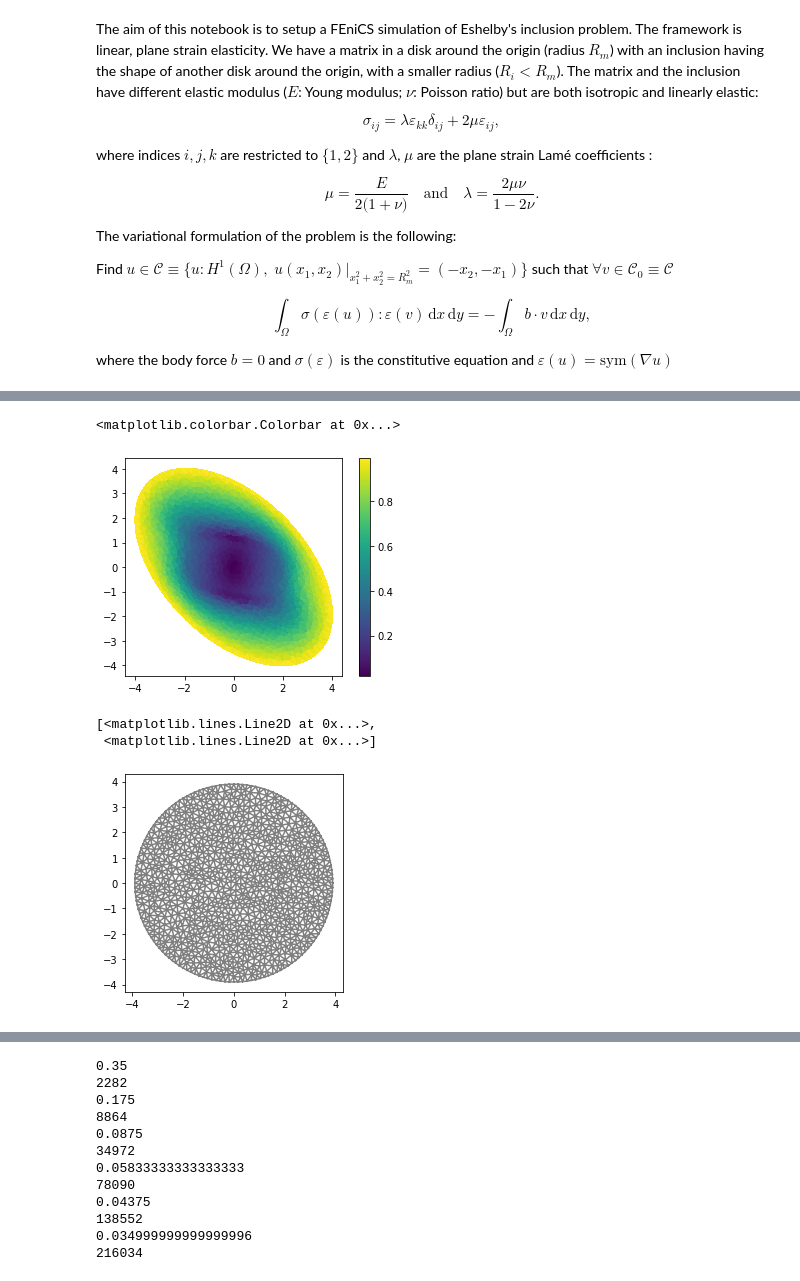
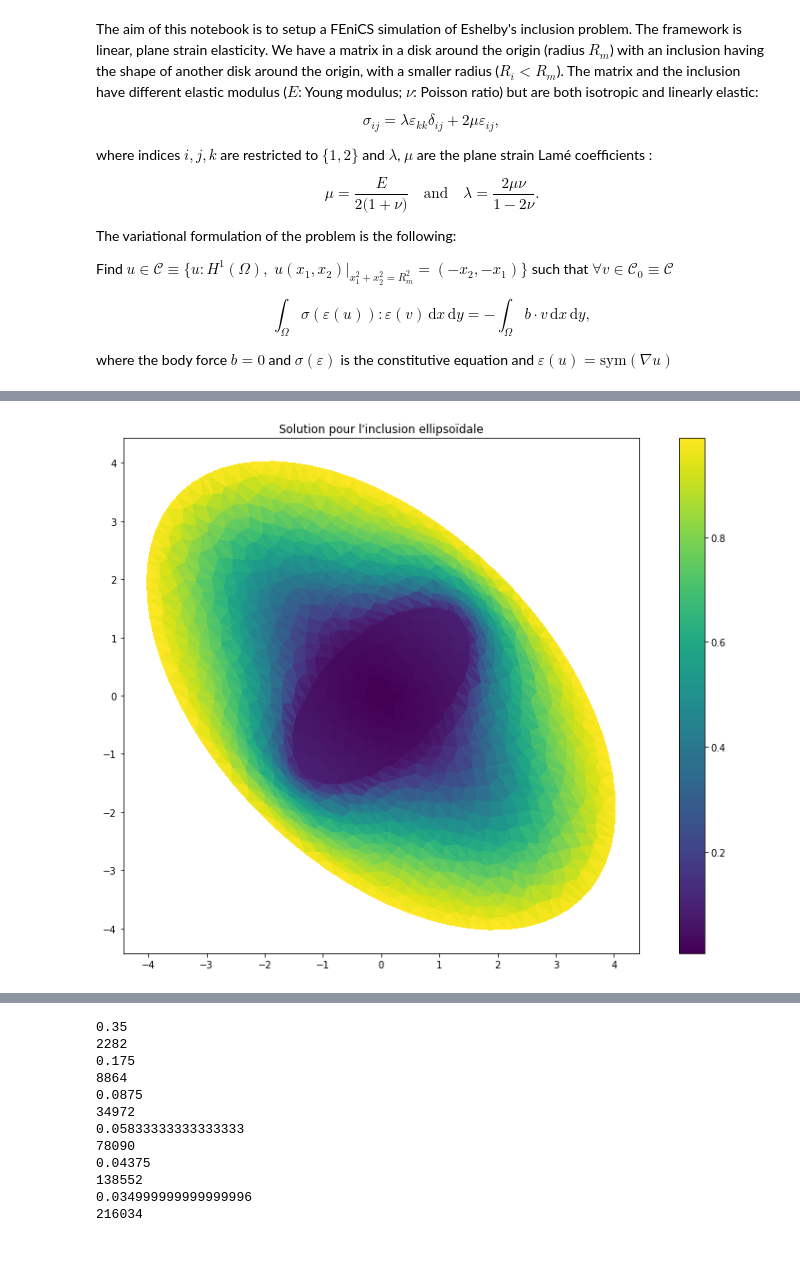
Before and after one commit to a-latyshev/Fenics_AMMS_2021, a Jupyter notebook: TP1/03-Eshelby_inhomogeneity.ipynb, the cells around one changed output, grey strips where cells are left out. Drawn from its saved outputs; the diff is of its cells as text; code cells hidden in the pictures; blank space fills up the shorter version.

```diff
--- a/TP1/03-Eshelby_inhomogeneity.ipynb
+++ b/TP1/03-Eshelby_inhomogeneity.ipynb
@@ -47,6 +62,5 @@ eshelbyEF.getExactError(material0, model0)
 # %%
-model_fine = model(A_in=2, B_in=1, R_out=3.9, h=0.35/10)
+model_fine = model(A_in=2*1., B_in=1, theta=np.pi/4, R_out=3.9, h=0.35)
 model_fine.mesh_generator()
 elliptic_sol_fine = solution(materio, model_fine)
 elliptic_sol_fine.solve(model_fine)
-elliptic_sol_fine.usol.set_allow_extrapolation(True)
@@ -77,11 +67,10 @@ for h in [0.5, 0.35, 0.35/2, 0.5]:
-# %%
-plt.colorbar(dolfin.plot(eshelbyEF.usol/np.max(np.abs(eshelbyEF.usol.compute_vertex_values())), mode='displacement'))
-# %% [output]
-<matplotlib.colorbar.Colorbar at 0x...>
-[figure, removed]
-# %%
-dolfine.plot(model0.mesh)
-# %% [output]
-[<matplotlib.lines.Line2D at 0x...>,
- <matplotlib.lines.Line2D at 0x...>]
-[figure, removed]
+# %%
+usol_max = np.max(np.abs(elliptic_sol_fine.usol.compute_vertex_values()))
+usol_uniform = elliptic_sol_fine.usol/usol_max
+# %%
+plt.figure(figsize=[15, 10])
+plt.colorbar(dolfin.plot(usol_uniform, mode='displacement'))
+plt.title('Solution pour l\'inclusion ellipsoïdale')
+plt.savefig('inclusion_elliptic.png', dpi=300)
+# %% [output]
+[figure, added]
```
Also changed, not shown: parts of 8 cells of this notebook, 1 other file.
